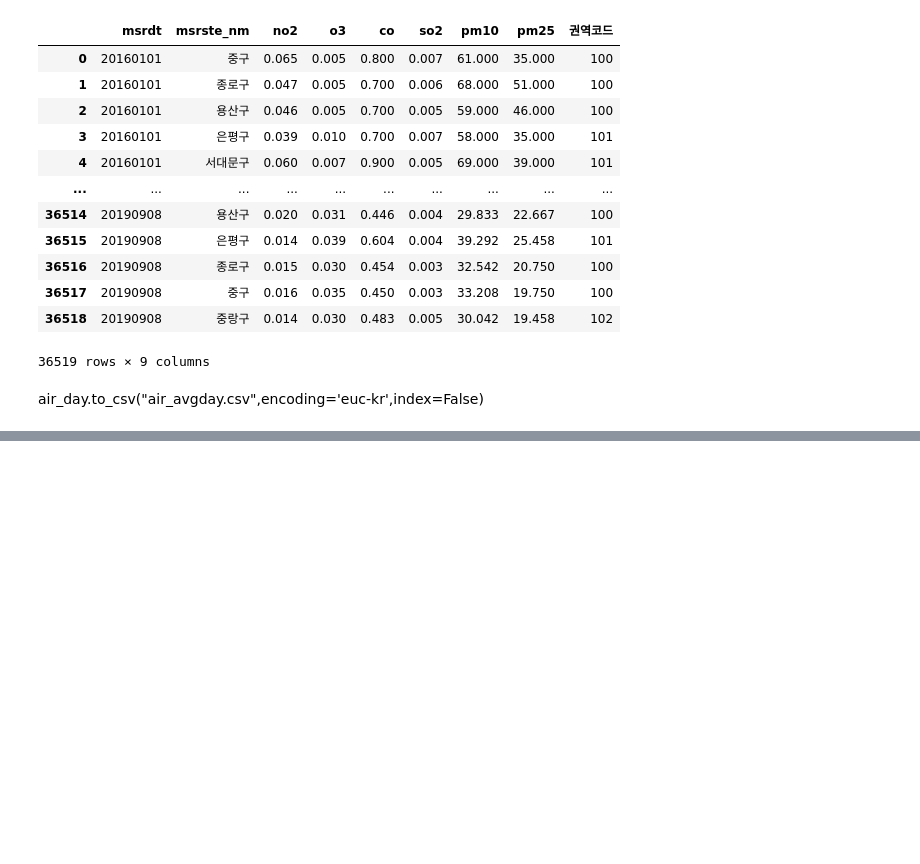
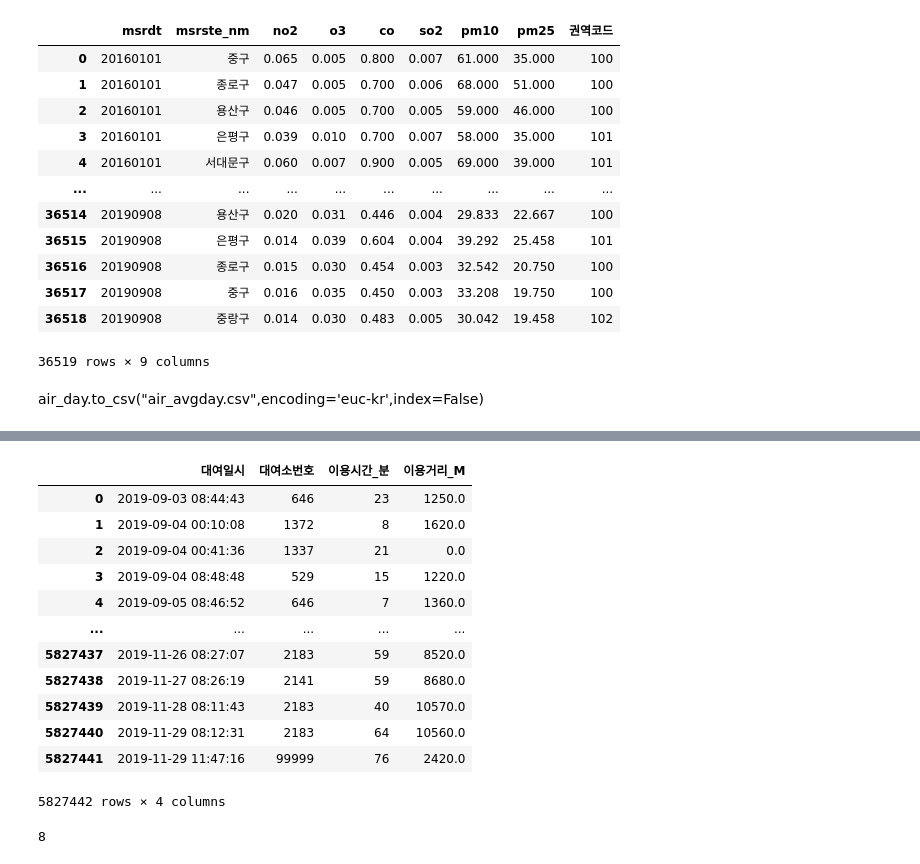
Before and after one commit to Seoheesu1/Regression, a Jupyter notebook: Preprocessing.ipynb, the cells around one changed output, grey strips where cells are left out. Cells and saved outputs as stored; diff of their text form; code cells hidden in the pictures; blank space fills up the shorter version.

```diff
--- a/Preprocessing.ipynb
+++ b/Preprocessing.ipynb
@@ -1099,0 +1260,10 @@ air_day.to_csv("air_avgday.csv",encoding='euc-kr',index=False)
+# %%
+a4=0
+for i in range(30,38):
+    bike_data=pd.DataFrame(pd.read_csv(filenames[i],encoding='cp949',thousands = ','))
+    a4+=len(bike_data)
+    print(filenames[i],i,a4)
+    print(bike_data.columns[[1,2,9,10]])
+    bike_data=bike_data.iloc[:,[1,2,9,10]]
+    bike_data.columns=['대여일시','대여소번호','이용시간_분', '이용거리_M']
+    bike4=pd.concat([bike4,bike_data])
@@ -1099,0 +1287,16 @@ air_day.to_csv("air_avgday.csv",encoding='euc-kr',index=False)
+# %%
+bike4
+# %% [output]
+|  | 대여일시 | 대여소번호 | 이용시간_분 | 이용거리_M |
+| 0 | 2019-09-03 08:44:43 | 646 | 23 | 1250.0 |
+| 1 | 2019-09-04 00:10:08 | 1372 | 8 | 1620.0 |
+| 2 | 2019-09-04 00:41:36 | 1337 | 21 | 0.0 |
+| 3 | 2019-09-04 08:48:48 | 529 | 15 | 1220.0 |
+| 4 | 2019-09-05 08:46:52 | 646 | 7 | 1360.0 |
+| ... | ... | ... | ... | ... |
+| 5827437 | 2019-11-26 08:27:07 | 2183 | 59 | 8520.0 |
+| 5827438 | 2019-11-27 08:26:19 | 2141 | 59 | 8680.0 |
+| 5827439 | 2019-11-28 08:11:43 | 2183 | 40 | 10570.0 |
+| 5827440 | 2019-11-29 08:12:31 | 2183 | 64 | 10560.0 |
+| 5827441 | 2019-11-29 11:47:16 | 99999 | 76 | 2420.0 |
+5827442 rows × 4 columns
@@ -1099,0 +1308,4 @@ air_day.to_csv("air_avgday.csv",encoding='euc-kr',index=False)
+# %%
+len(filenames)
+# %% [output]
+8
```
Also changed, not shown: parts of 64 cells of this notebook.
